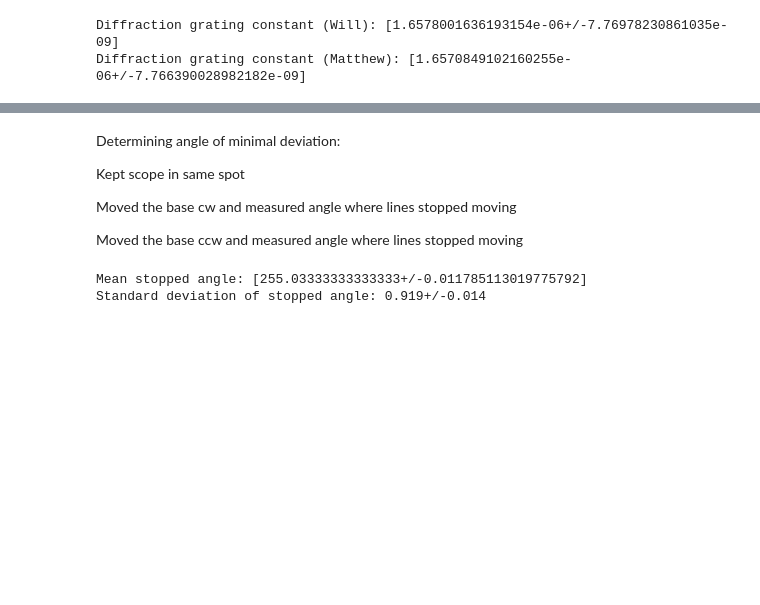
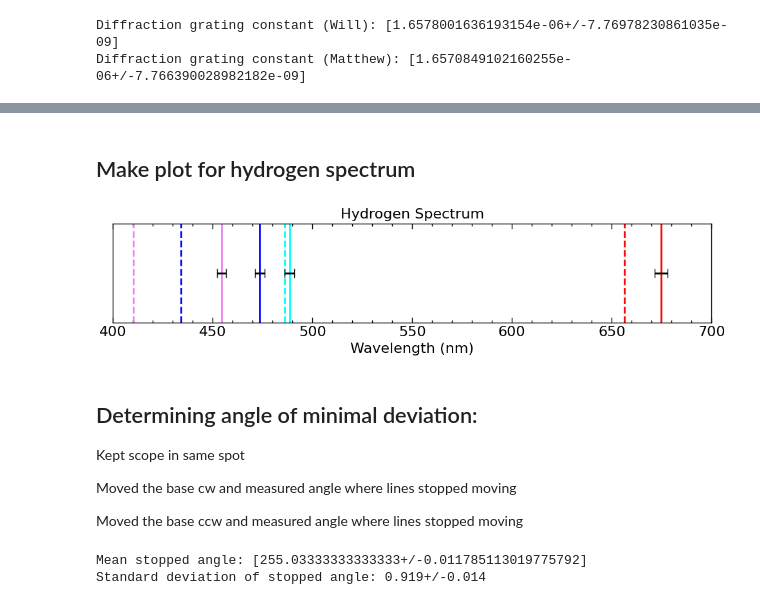
Before and after one commit to wmallah/OpticsLab, a Jupyter notebook: dispersion_curve_experiment/code/data_analysis.ipynb, the cells around one changed output, grey strips where cells are left out. Drawn from its saved outputs; the diff is of its cells as text; code cells hidden in the pictures; blank space fills up the shorter version.

```diff
--- a/dispersion_curve_experiment/code/data_analysis.ipynb
+++ b/dispersion_curve_experiment/code/data_analysis.ipynb
@@ -342,8 +402,40 @@ First order right red wavelength: [6.668446084536117e-07+/-3.1845440627830042e-0
 Second order right violet wavelength: [4.431671946653142e-07+/-2.0947356916048377e-09]
 Second order right cyan wavelength: [4.954303393910364e-07+/-2.3354258151059123e-09]
 Second order right red wavelength: [6.703104451850298e-07+/-3.1441466073742166e-09]
+# %% [markdown]
+## Make plot for hydrogen spectrum
+# %%
+# First order hydrogen spectrum
+fig, ax = plt.subplots(nrows=1, ncols=1, figsize=(12, 2))
+ax.set_title("Hydrogen Spectrum")
+ax.set_xlabel("Wavelength (nm)")
+ax.set_xlim(400, 700)
+ax.set_yticks([])
+
+# First order hydrogen from our measurements
+ax.axvline((unumpy.nominal_values(first_order_left_violet_wavelength))*10**9, c='violet', label='Violet')
+ax.axvline((unumpy.nominal_values(first_order_left_blue_wavelength))*10**9, c='blue', label='Blue')
+ax.axvline((unumpy.nominal_values(first_order_left_cyan_wavelength))*10**9, c='cyan', label='Cyan')
+ax.axvline((unumpy.nominal_values(first_order_left_red_wavelength))*10**9, c='red', label='Red')
+
+# First order hydrogen from literature (http://hyperphysics.phy-astr.gsu.edu/hbase/quantum/atspect.html)
+ax.axvline(410.174, c='violet', label='Violet', linestyle='--')
+ax.axvline(434.047, c='blue', label='Blue', linestyle='--')
+ax.axvline(486.133, c='cyan', label='Cyan', linestyle='--')
+ax.axvline(656.272, c='red', label='Red', linestyle='--')
+
+# First order hydrogen from our measurements error bars
+ax.errorbar(unumpy.nominal_values(first_order_left_violet_wavelength)*10**9, 0, xerr=unumpy.std_devs(first_order_left_violet_wavelength)*10**9, fmt='None', c='k', capsize=5)
+ax.errorbar(unumpy.nominal_values(first_order_left_blue_wavelength)*10**9, 0, xerr=unumpy.std_devs(first_order_left_blue_wavelength)*10**9, fmt='None', c='k', capsize=5)
+ax.errorbar(unumpy.nominal_values(first_order_left_cyan_wavelength)*10**9, 0, xerr=unumpy.std_devs(first_order_left_cyan_wavelength)*10**9, fmt='None', c='k', capsize=5)
+ax.errorbar(unumpy.nominal_values(first_order_left_red_wavelength)*10**9, 0, xerr=unumpy.std_devs(first_order_left_red_wavelength)*10**9, fmt='None', c='k', capsize=5)
+
+plt.savefig("../figures/hydrogen_spectrum_first_order.pdf", bbox_inches='tight')
+plt.show()
+# %% [output]
+[figure, added]
 # %% [markdown]
-Determining angle of minimal deviation:
+## Determining angle of minimal deviation:
 
 Kept scope in same spot
 
```
Also changed, not shown: parts of 15 cells of this notebook, 2 other files.
